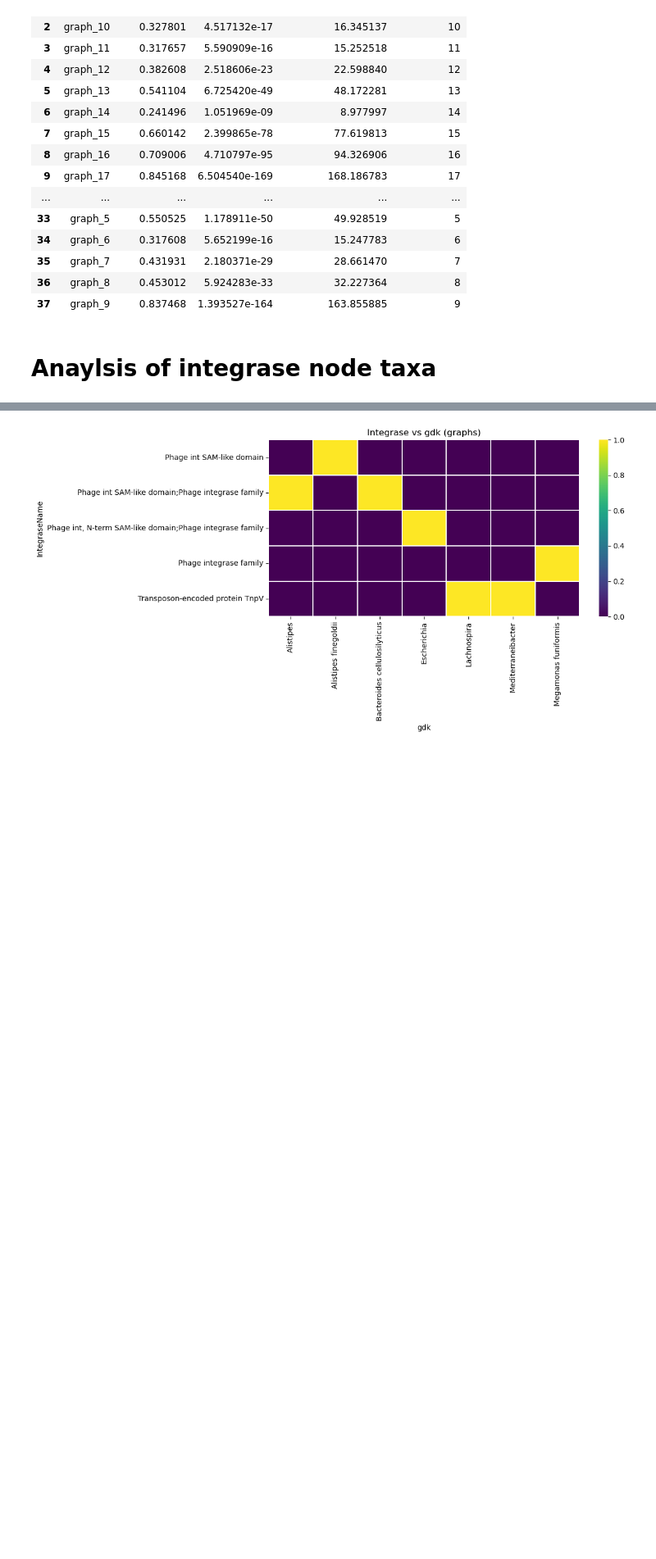
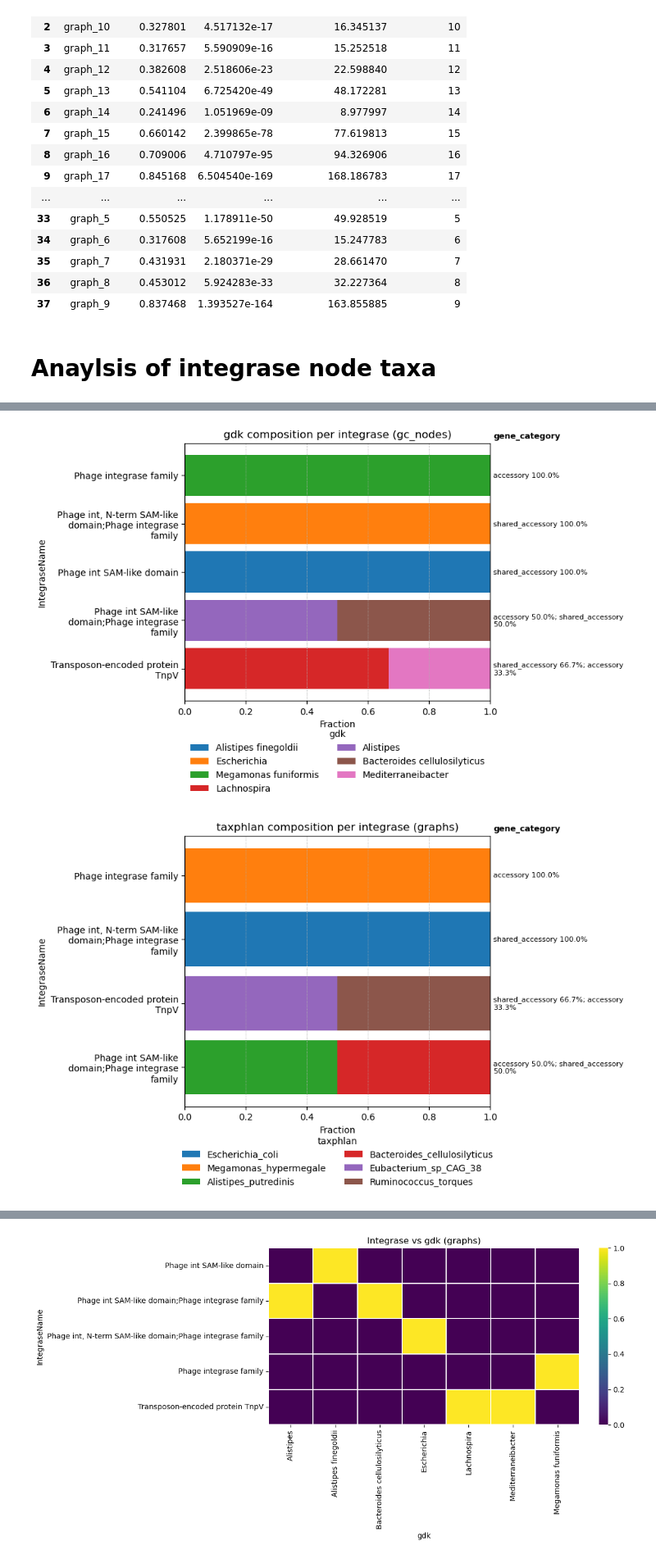
Before and after one commit to IngiumDev/bgc-subgraph-search, a Jupyter notebook: AMR_analysis/analyze_amr_integrase_node_prevalance.ipynb, the cells around one changed output, grey strips where cells are left out. Shown at 82% size. Cells and saved outputs as stored; diff of their text form; code cells hidden in the pictures; blank space fills up the shorter version.

```diff
--- a/AMR_analysis/analyze_amr_integrase_node_prevalance.ipynb
+++ b/AMR_analysis/analyze_amr_integrase_node_prevalance.ipynb
@@ -609,0 +715,12 @@ integrase_tax_df
+# %%
+stacked_composition_barh(integrase_tax_df, "gdk", top_taxa=8, top_integrases=20, value="gc_nodes",
+                         legend_where="bottom", gene_cat_top=3)
+
+stacked_composition_barh(integrase_tax_df, "taxphlan", top_taxa=8, top_integrases=20, value="graphs",
+                         legend_where="bottom", gene_cat_top=3)
+
+stacked_composition_barh(integrase_tax_df, "msp", top_taxa=8, top_integrases=20, value="graphs",
+                         legend_where="bottom", gene_cat_top=3)
+# %% [output]
+[figure, added]
+[figure, added]
```
Also changed, not shown: parts of 4 cells of this notebook.
